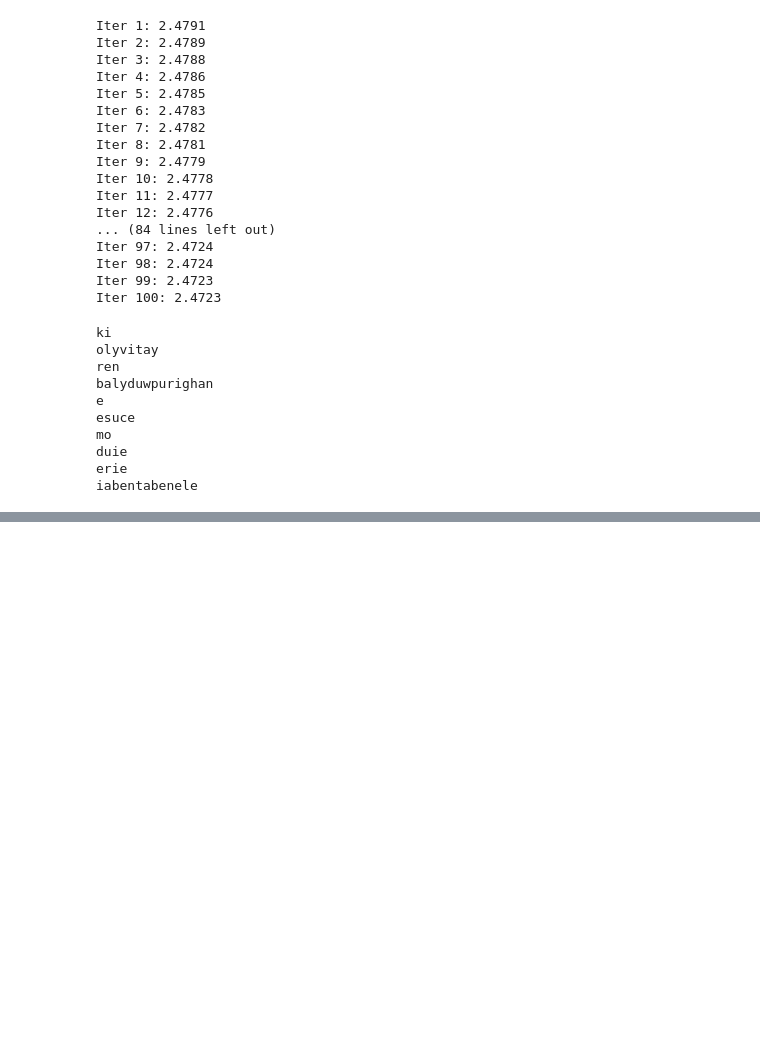
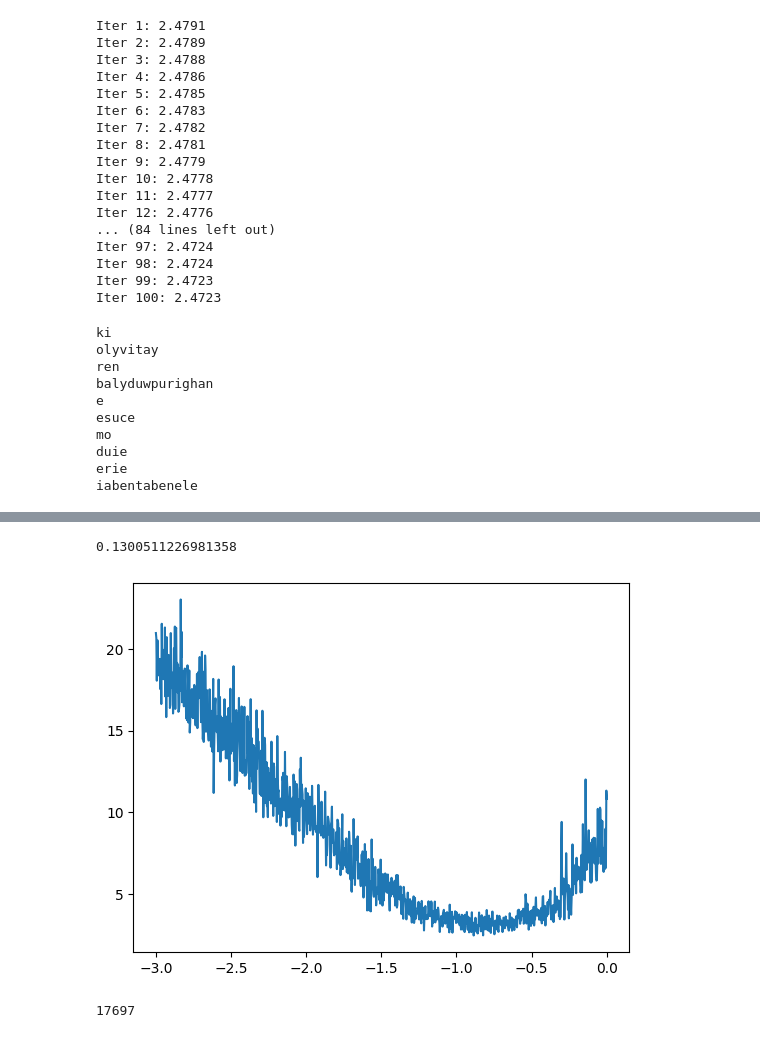
Before and after one commit to samiadam7/nnzh-makemore, a Jupyter notebook: notes.ipynb, the cells around one changed output, grey strips where cells are left out. Saved outputs shown, nothing was run; the diff lists cells and outputs as text; code cells hidden in the pictures; blank space fills up the shorter version.

```diff
--- a/notes.ipynb
+++ b/notes.ipynb
@@ -258,0 +377,3 @@ iabentabenele
+# %%
+loss = -prob[torch.arange(32), Y].log().mean()
+loss
@@ -258,0 +388,9 @@ iabentabenele
+# %%
+g = torch.Generator().manual_seed(2147483647)
+C = torch.randn((27,2), generator= g)
+W1 = torch.randn((6,100), generator= g)
+b1 = torch.randn((100), generator= g)
+W2 = torch.randn((100,27), generator= g)
+b2 = torch.randn((27), generator= g)
+
+params = [C, W1, b1, W2, b2]
@@ -258,0 +401,21 @@ iabentabenele
+# %%
+for p in params:
+    p.requires_grad = True
+
+for _ in range(100):
+    ix = torch.randint(0,X.shape[0],(32,))
+
+    # forward pass
+    embs = C[X[ix]] # (32, 2, 3)
+    h = torch.tanh(embs.view(-1, 6) @ W1 + b1)
+    logits = h @ W2 + b2
+    loss = F.cross_entropy(logits, Y[ix])
+
+    # backward pass
+    for p in params:
+        p.grad = None
+
+    loss.backward()
+    for p in params:
+        p.data += p.grad * -0.1
+print(loss.item())
@@ -258,0 +424,7 @@ iabentabenele
+# %%
+embs = C[X[ix]] # (32, 2, 3)
+h = torch.tanh(embs.view(-1, 6) @ W1 + b1)
+logits = h @ W2 + b2
+loss = F.cross_entropy(logits, Y[ix])
+
+loss.item()
@@ -258,0 +497,38 @@ iabentabenele
+# %%
+plt.plot(lr_i, loss_i)
+
+10 ** lr_i[torch.argmin(torch.tensor(loss_i)).item()].item()
+# %% [output]
+0.1300511226981358
+[figure, added]
+# %%
+# final model
+
+## hyperparams
+embed_dims = 10
+h_nuerons = 300
+
+n1 = int(0.8 * X.shape[0])
+n2 = int(0.9 * X.shape[0])
+Xtr, Xdev, Xts = X.tensor_split((n1, n2), dim=0)
+Ytr, Ydev, Yts = Y.tensor_split((n1, n2), dim=0)
+
+g = torch.Generator().manual_seed(2147483647)
+C = torch.randn((27,embed_dims), generator= g)
+W1 = torch.randn((embed_dims * 3,h_nuerons), generator= g)
+b1 = torch.randn((h_nuerons), generator= g)
+W2 = torch.randn((h_nuerons,27), generator= g)
+b2 = torch.randn((27), generator= g)
+
+params = [C, W1, b1, W2, b2]
+
+lre = torch.linspace(-3,0,1000)
+lrs = 10 ** lre
+
+lr_i, loss_i = [], []
+for p in params:
+    p.requires_grad = True
+
+sum([param.nelement() for param in params])
+# %% [output]
+17697
```
Also changed, not shown: parts of 31 cells of this notebook.
